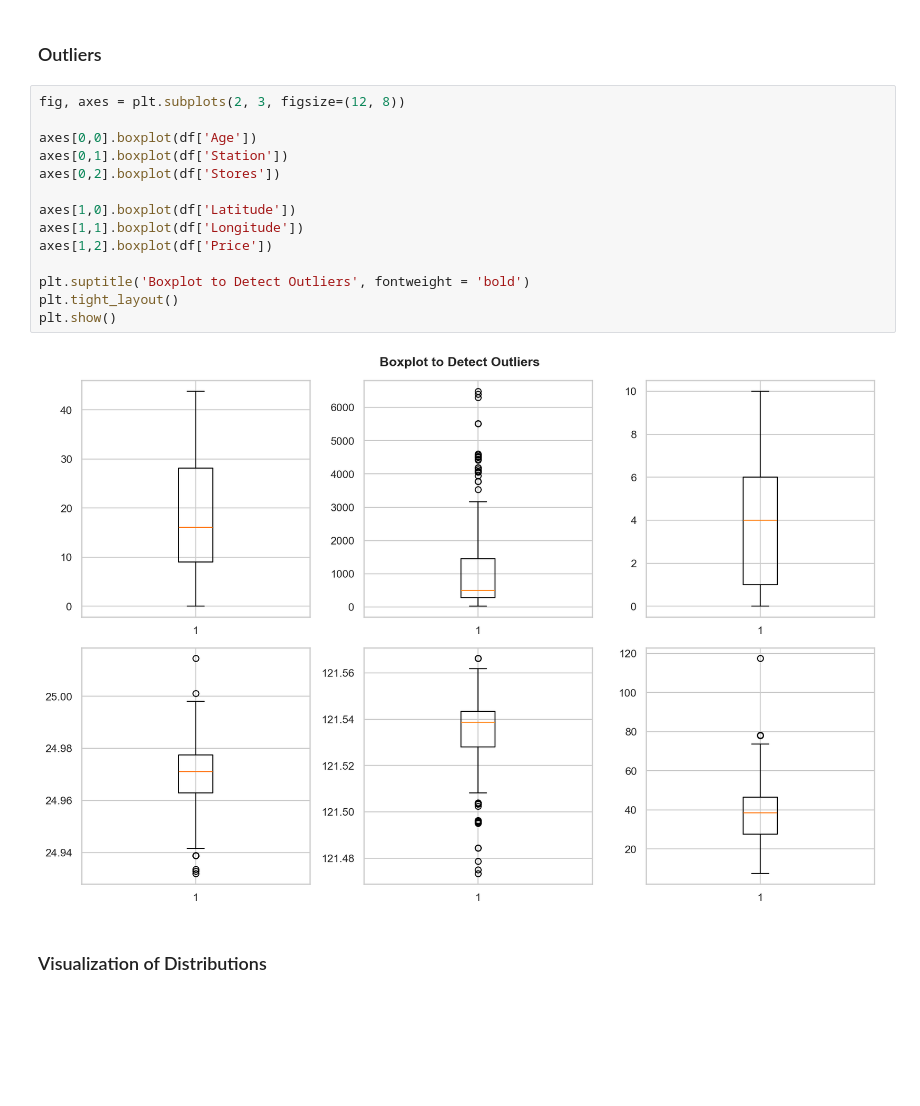
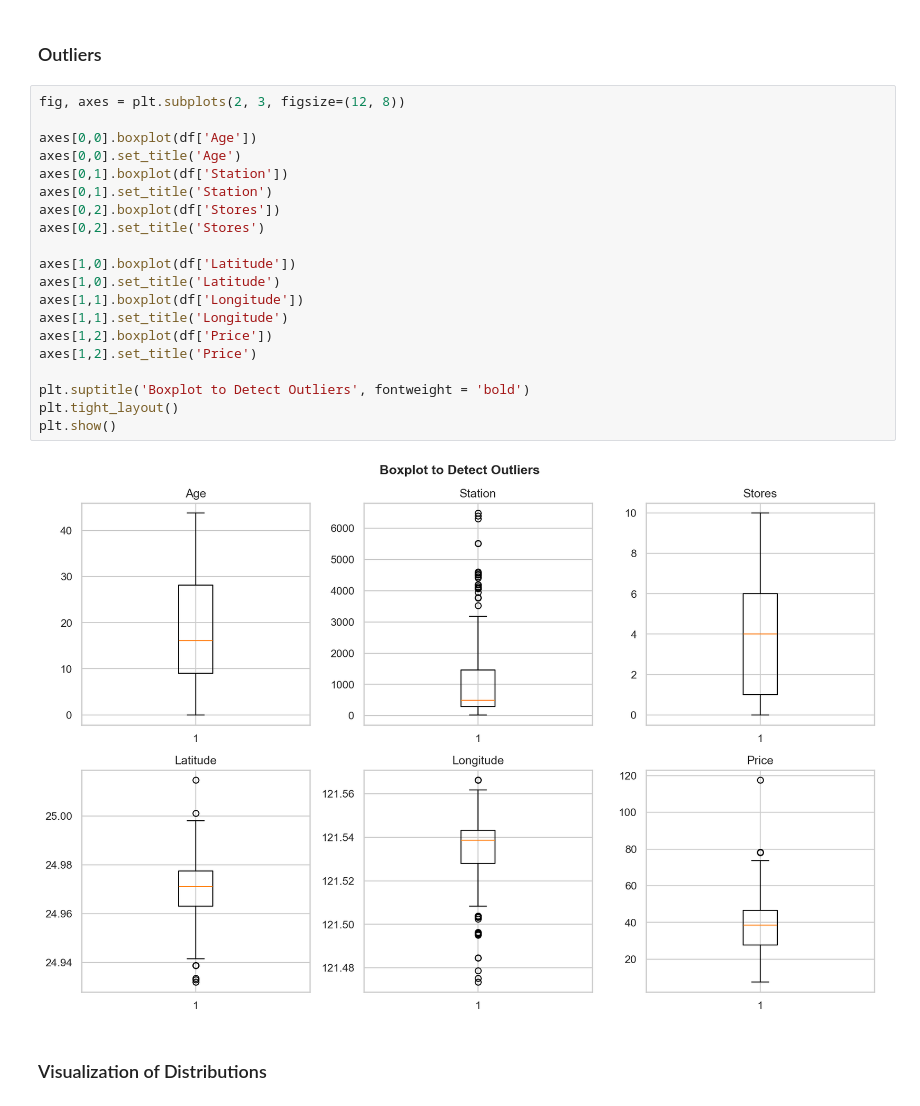
Before and after one commit to BillyImpostor/house-prices-prediction-model, a Jupyter notebook: notebooks/linear_regression.ipynb, the cells around one changed output. Drawn from its saved outputs; the diff is of its cells as text; blank space fills up the shorter version.

```diff
--- a/notebooks/linear_regression.ipynb
+++ b/notebooks/linear_regression.ipynb
@@ -159,19 +159,25 @@ max     43.800000  6488.021000   10.000000   25.014590  121.566270  117.500000
 # %%
 fig, axes = plt.subplots(2, 3, figsize=(12, 8))
 
 axes[0,0].boxplot(df['Age'])
+axes[0,0].set_title('Age')
 axes[0,1].boxplot(df['Station'])
+axes[0,1].set_title('Station')
 axes[0,2].boxplot(df['Stores'])
+axes[0,2].set_title('Stores')
 
 axes[1,0].boxplot(df['Latitude'])
+axes[1,0].set_title('Latitude')
 axes[1,1].boxplot(df['Longitude'])
+axes[1,1].set_title('Longitude')
 axes[1,2].boxplot(df['Price'])
+axes[1,2].set_title('Price')
 
 plt.suptitle('Boxplot to Detect Outliers', fontweight = 'bold')
 plt.tight_layout()
 plt.show()
 # %% [output]
-[figure, old version]
+[figure, new version]
 # %% [markdown]
 ### Visualization of Distributions
 # %%
```
Also changed, not shown: parts of 8 cells of this notebook.
